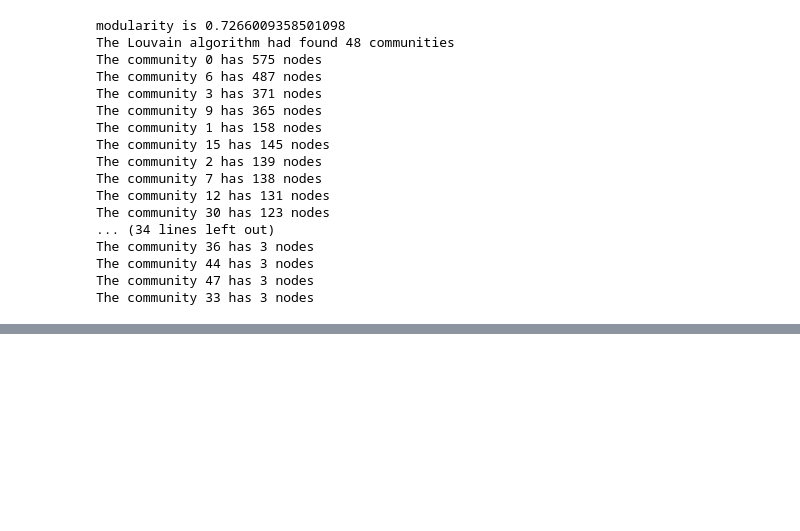
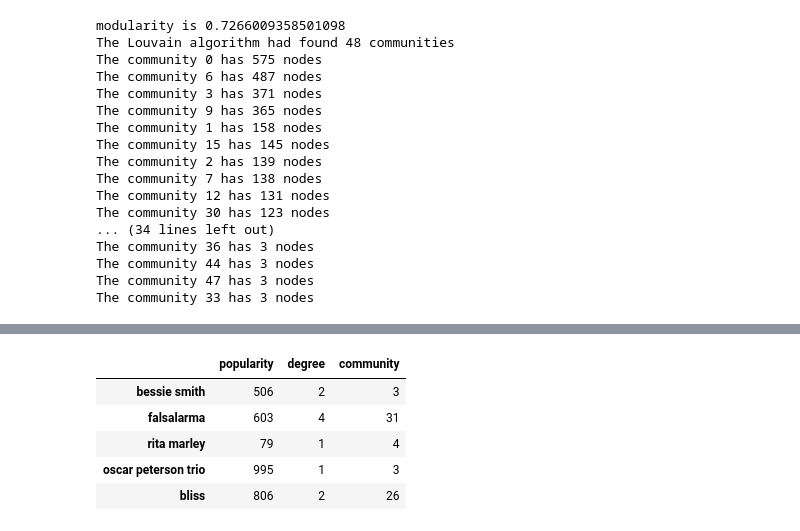
Before and after one commit to bakos97/Final-project-Social-Graphs, a Jupyter notebook: notebooks/Spotify_Network_(from_Collaboration).ipynb, the cells around one changed output, grey strips where cells are left out. Saved outputs shown, nothing was run; the diff lists cells and outputs as text; code cells hidden in the pictures; blank space fills up the shorter version.

```diff
--- a/notebooks/Spotify_Network_(from_Collaboration).ipynb
+++ b/notebooks/Spotify_Network_(from_Collaboration).ipynb
@@ -595,0 +637,10 @@ AdjustSpeedAndApplyForces step  took  1.89  seconds
+# %%
+# observe the first 5 rows of the dataframe
+popularity_degree_df.head()
+# %% [output]
+|  | popularity | degree | community |
+| bessie smith | 506 | 2 | 3 |
+| falsalarma | 603 | 4 | 31 |
+| rita marley | 79 | 1 | 4 |
+| oscar peterson trio | 995 | 1 | 3 |
+| bliss | 806 | 2 | 26 |
```
Also changed, not shown: parts of 28 cells of this notebook.
